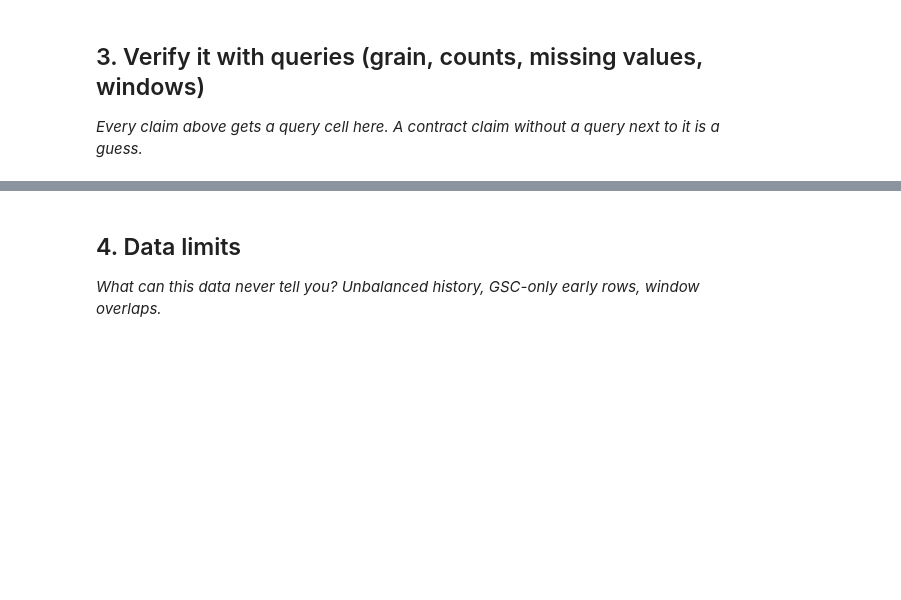
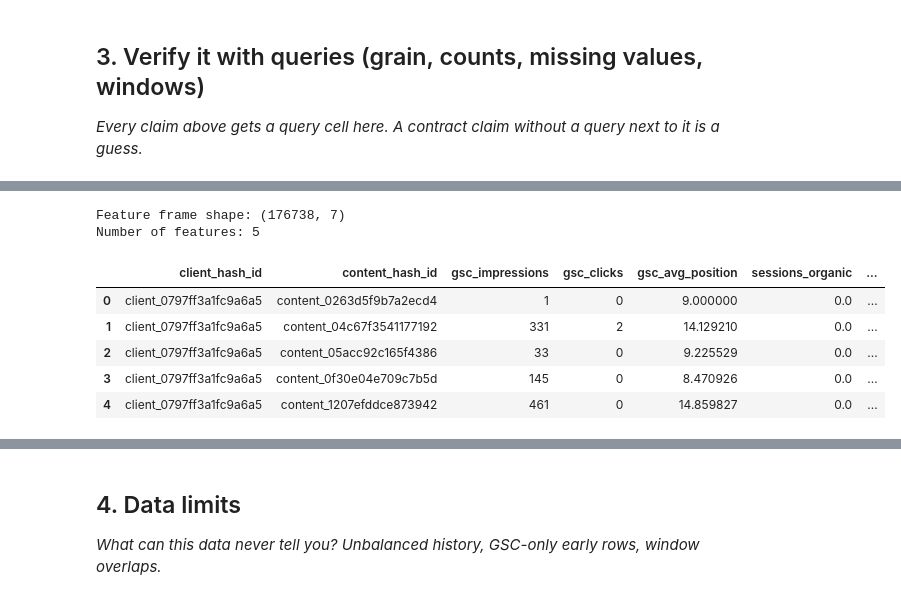
Before and after one commit to Coder-bot1/FlyRank-Internship, a Jupyter notebook: work/notebooks/w03_data_contract.ipynb, the cells around one changed output, grey strips where cells are left out. Cells and saved outputs as stored; diff of their text form; code cells hidden in the pictures; blank space fills up the shorter version.

```diff
--- a/work/notebooks/w03_data_contract.ipynb
+++ b/work/notebooks/w03_data_contract.ipynb
@@ -15,0 +57,16 @@ This skeleton is yours to fill. Work the sections **in order** — each one has
+# %%
+import pandas as pd
+
+march_df = pd.read_parquet(march_file)
+
+march_df["report_date"] = pd.to_datetime(
+    march_df["report_date"]
+)
+
+print("March rows:", len(march_df))
+print(
+    "Date range:",
+    march_df["report_date"].min(),
+    "to",
+    march_df["report_date"].max()
+)
@@ -29,0 +222,36 @@ This skeleton is yours to fill. Work the sections **in order** — each one has
+# %%
+# Build the five-feature frame from March 2026.
+# GSC-based features use only rows where GSC data is actually available.
+
+march_available = march_df[
+    march_df["gsc_data_available"].eq(True)
+].copy()
+
+feature_frame = (
+    march_available
+    .groupby(
+        ["client_hash_id", "content_hash_id"],
+        as_index=False
+    )
+    .agg(
+        gsc_impressions=("gsc_impressions", "sum"),
+        gsc_clicks=("gsc_clicks", "sum"),
+        gsc_avg_position=("gsc_avg_position", "mean"),
+        sessions_organic=("sessions_organic", "sum"),
+        scroll_events=("scroll_events", "sum")
+    )
+)
+
+print("Feature frame shape:", feature_frame.shape)
+print("Number of features:", len(feature_cols))
+
+display(feature_frame.head())
+# %% [output]
+Feature frame shape: (176738, 7)
+Number of features: 5
+|  | client_hash_id | content_hash_id | gsc_impressions | gsc_clicks | gsc_avg_position | sessions_organic | ... |
+| 0 | client_0797ff3a1fc9a6a5 | content_0263d5f9b7a2ecd4 | 1 | 0 | 9.000000 | 0.0 | ... |
+| 1 | client_0797ff3a1fc9a6a5 | content_04c67f3541177192 | 331 | 2 | 14.129210 | 0.0 | ... |
+| 2 | client_0797ff3a1fc9a6a5 | content_05acc92c165f4386 | 33 | 0 | 9.225529 | 0.0 | ... |
+| 3 | client_0797ff3a1fc9a6a5 | content_0f30e04e709c7b5d | 145 | 0 | 8.470926 | 0.0 | ... |
+| 4 | client_0797ff3a1fc9a6a5 | content_1207efddce873942 | 461 | 0 | 14.859827 | 0.0 | ... |
```
Also changed, not shown: parts of 21 cells of this notebook.
